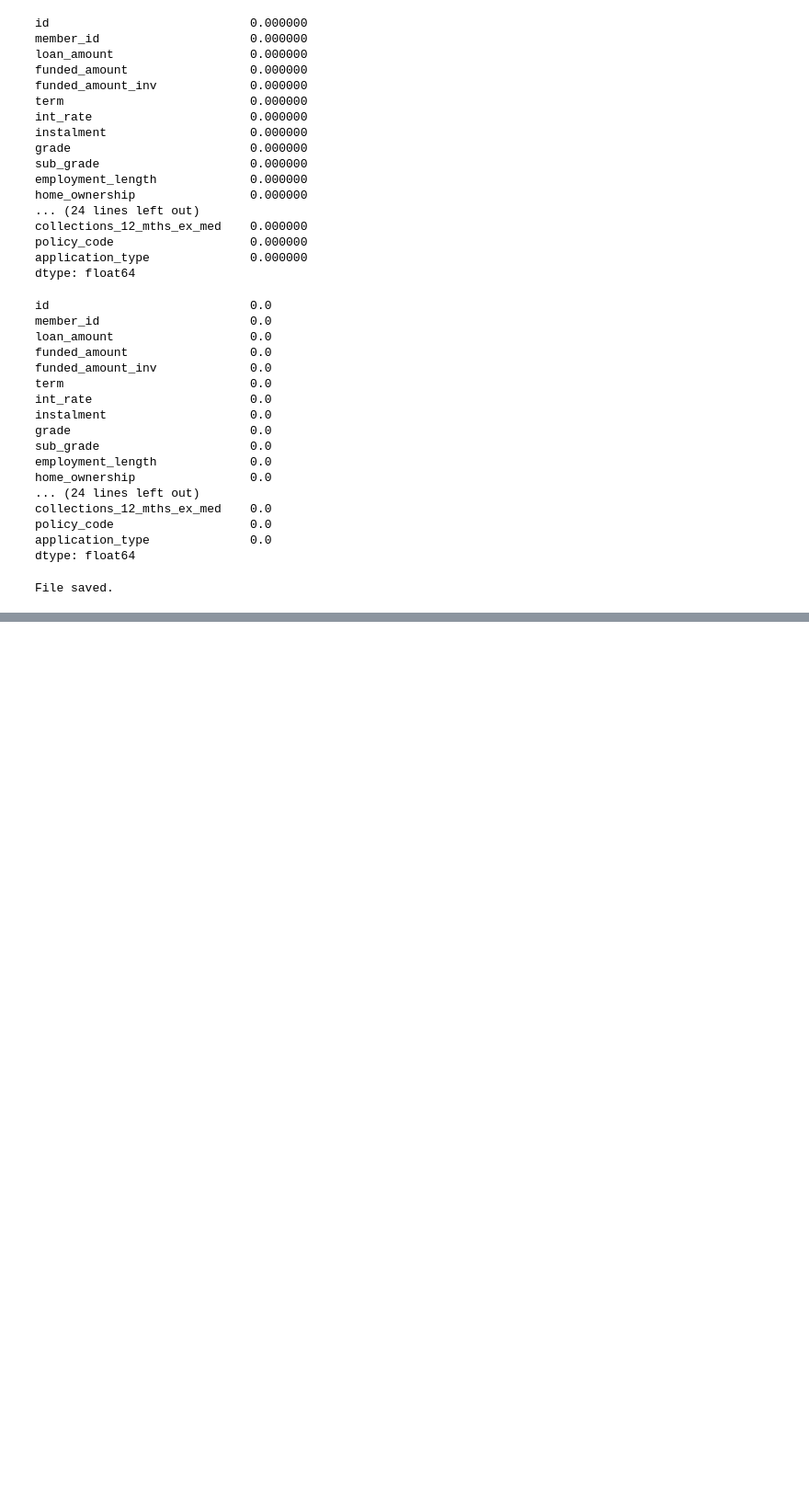
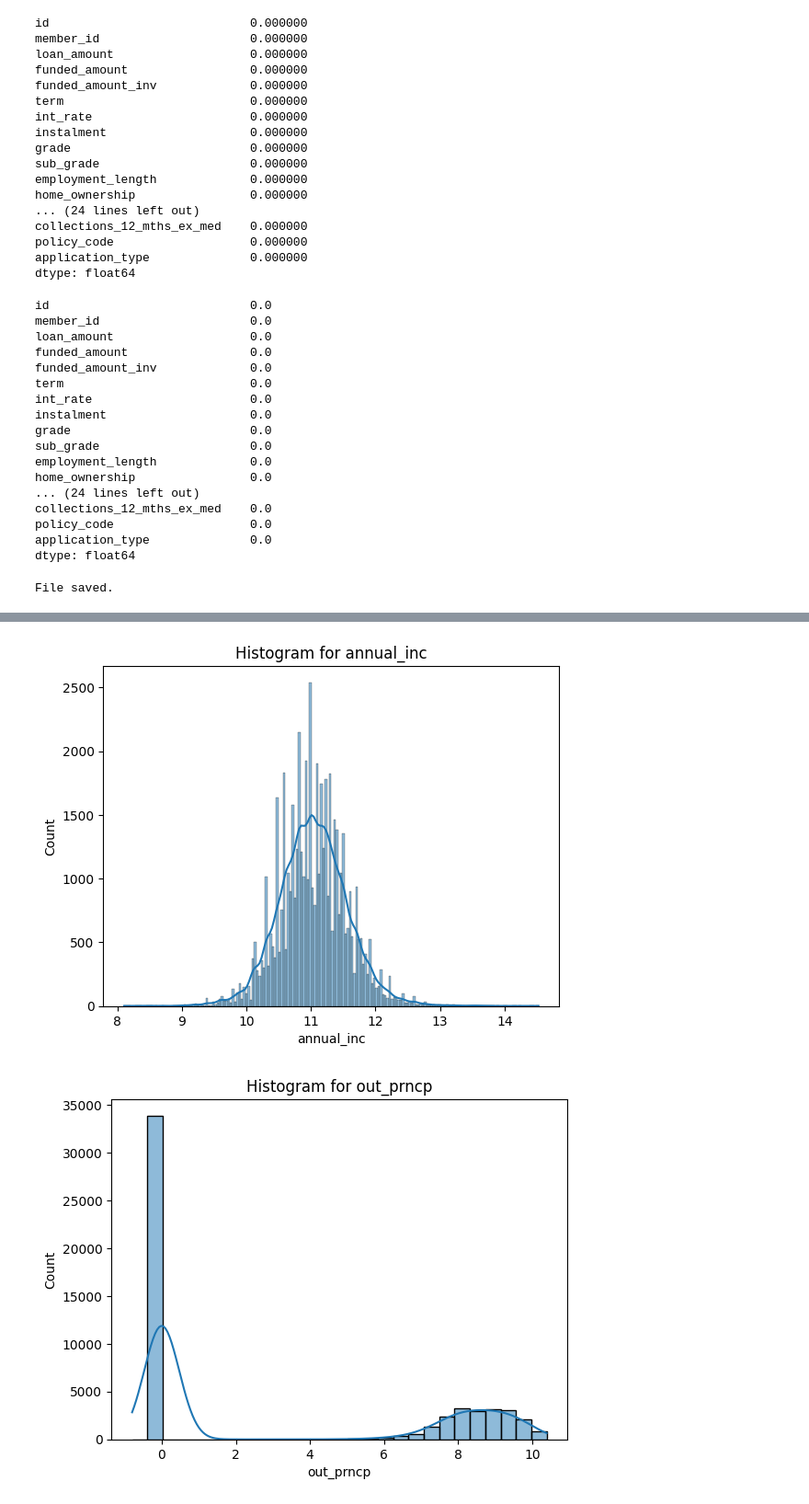
Before and after one commit to hargravexgt/EDA_CustomerLoans, a Jupyter notebook: db_utils.ipynb, the cells around one changed output, grey strips where cells are left out. Shown at 92% size. Saved outputs shown, nothing was run; the diff lists cells and outputs as text; code cells hidden in the pictures; blank space fills up the shorter version.

```diff
--- a/db_utils.ipynb
+++ b/db_utils.ipynb
@@ -264,0 +351,9 @@ File saved.
+# %%
+# None of these have negative values, and all have positive skwes. Therefore, a simple log transformation is acceptable
+# for each. The final column, 'collections_12_months_ex_med' clearly shouldn't be a float column, though, as we can see
+# it is not a continuous variable. Therefore, we will first drop this and then perform log transformations.
+
+skewed_cols.remove('collections_12_mths_ex_med')
+
+for col in skewed_cols:
+    df_transformer_1.log_transform(loan_payments, col)
@@ -264,0 +372,24 @@ File saved.
+# %%
+# We can see that the log transformation works for all columns but three: total_rec_late_fee, recoveries and
+# collection_recovery_fee. Let's get some more info on these columns:
+
+three_cols = ['total_rec_late_fee', 'recoveries', 'collection_recovery_fee']
+
+# Let's check for outliers
+
+plotter_1.box_whiskers_plot(loan_payments, three_cols)
+
+# Let's see what a Yeo-Johnson transformation does
+
+for col in three_cols:
+    df_transformer_1.yeo_johnson_transform(loan_payments, col)
+
+# There aren't any obvious outliers, nor does a Y-J transformation work. We have to accept that this data is going to be
+# difficult to transform to a normal distribution. Therefore, we should leave them alone. We can remove them from our skewed
+# columns to be log-transformed, and then log transform the rest:
+
+for col in three_cols:
+    skewed_cols.remove(col)
+
+for col in skewed_cols:
+    loan_payments[col]= df_transformer_1.log_transform(loan_payments, col)
@@ -264,0 +408,7 @@ File saved.
+# %%
+# Visualising data to see how log transformation has corrected the skew
+
+plotter_1.kde_plot(loan_payments, skewed_cols)
+# %% [output]
+[figure, added]
+[figure, added]
```
Also changed, not shown: parts of 6 cells of this notebook, 1 other file.
